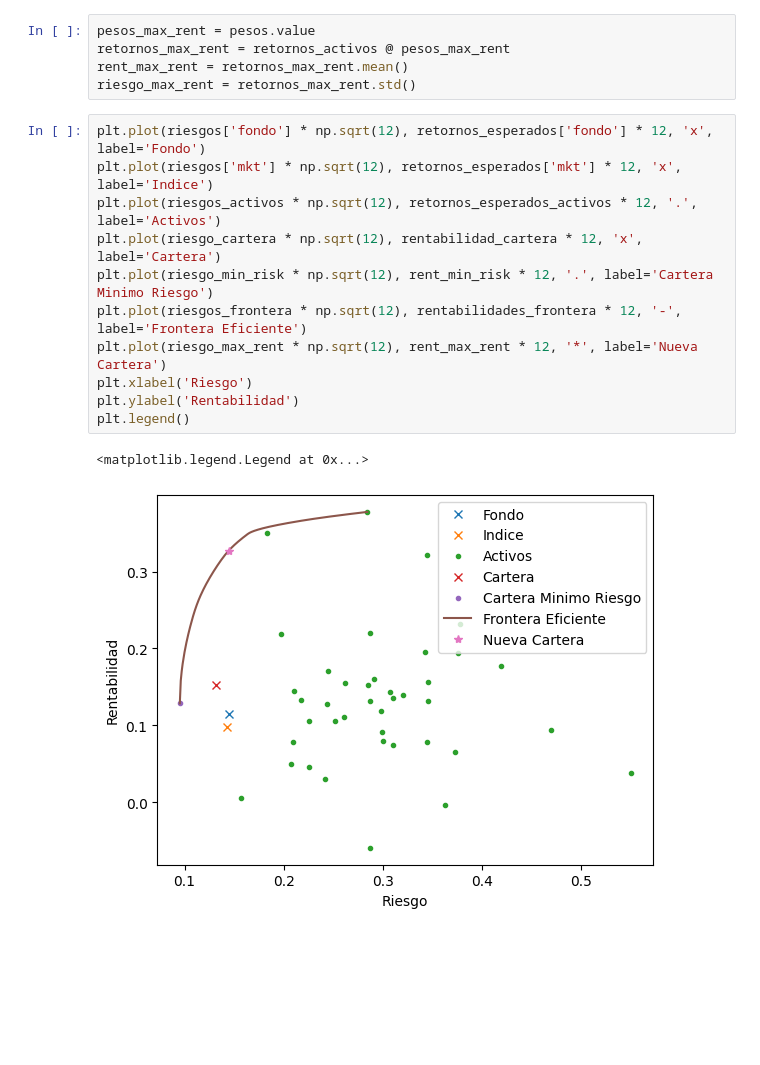
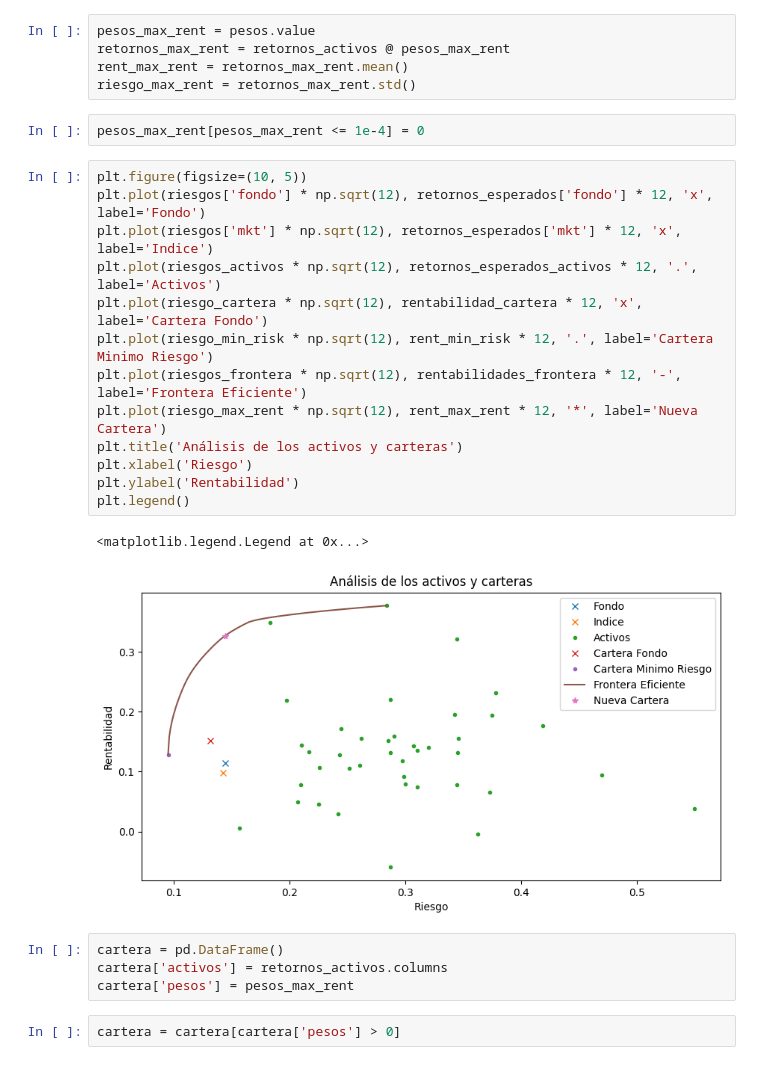
Before and after one commit to diegoo7am/microcredencial-carteras-python-2023_fork, a Jupyter notebook: Practicas/Practica2/Practica2.ipynb, the cells around one changed output. Cells and saved outputs as stored; diff of their text form; blank space fills up the shorter version.

```diff
--- a/Practicas/Practica2/Practica2.ipynb
+++ b/Practicas/Practica2/Practica2.ipynb
@@ -590,17 +767,27 @@ pesos_max_rent = pesos.value
 retornos_max_rent = retornos_activos @ pesos_max_rent
 rent_max_rent = retornos_max_rent.mean()
 riesgo_max_rent = retornos_max_rent.std()
+# %%
+pesos_max_rent[pesos_max_rent <= 1e-4] = 0
 # %%
+plt.figure(figsize=(10, 5))
 plt.plot(riesgos['fondo'] * np.sqrt(12), retornos_esperados['fondo'] * 12, 'x', label='Fondo')
 plt.plot(riesgos['mkt'] * np.sqrt(12), retornos_esperados['mkt'] * 12, 'x', label='Indice')
 plt.plot(riesgos_activos * np.sqrt(12), retornos_esperados_activos * 12, '.', label='Activos')
-plt.plot(riesgo_cartera * np.sqrt(12), rentabilidad_cartera * 12, 'x', label='Cartera')
+plt.plot(riesgo_cartera * np.sqrt(12), rentabilidad_cartera * 12, 'x', label='Cartera Fondo')
 plt.plot(riesgo_min_risk * np.sqrt(12), rent_min_risk * 12, '.', label='Cartera Minimo Riesgo')
 plt.plot(riesgos_frontera * np.sqrt(12), rentabilidades_frontera * 12, '-', label='Frontera Eficiente')
 plt.plot(riesgo_max_rent * np.sqrt(12), rent_max_rent * 12, '*', label='Nueva Cartera')
+plt.title('Análisis de los activos y carteras')
 plt.xlabel('Riesgo')
 plt.ylabel('Rentabilidad')
 plt.legend()
 # %% [output]
 <matplotlib.legend.Legend at 0x...>
-[figure, old version]
+[figure, new version]
+# %%
+cartera = pd.DataFrame()
+cartera['activos'] = retornos_activos.columns
+cartera['pesos'] = pesos_max_rent
+# %%
+cartera = cartera[cartera['pesos'] > 0]
```
Also changed, not shown: parts of 29 cells of this notebook, 11 other files.
